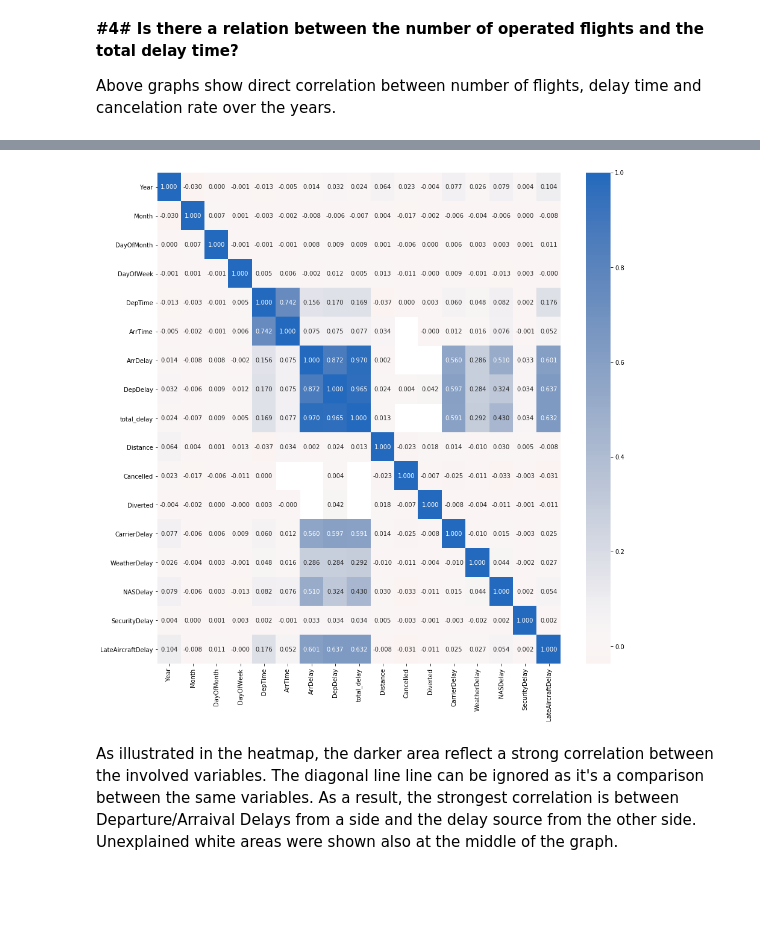
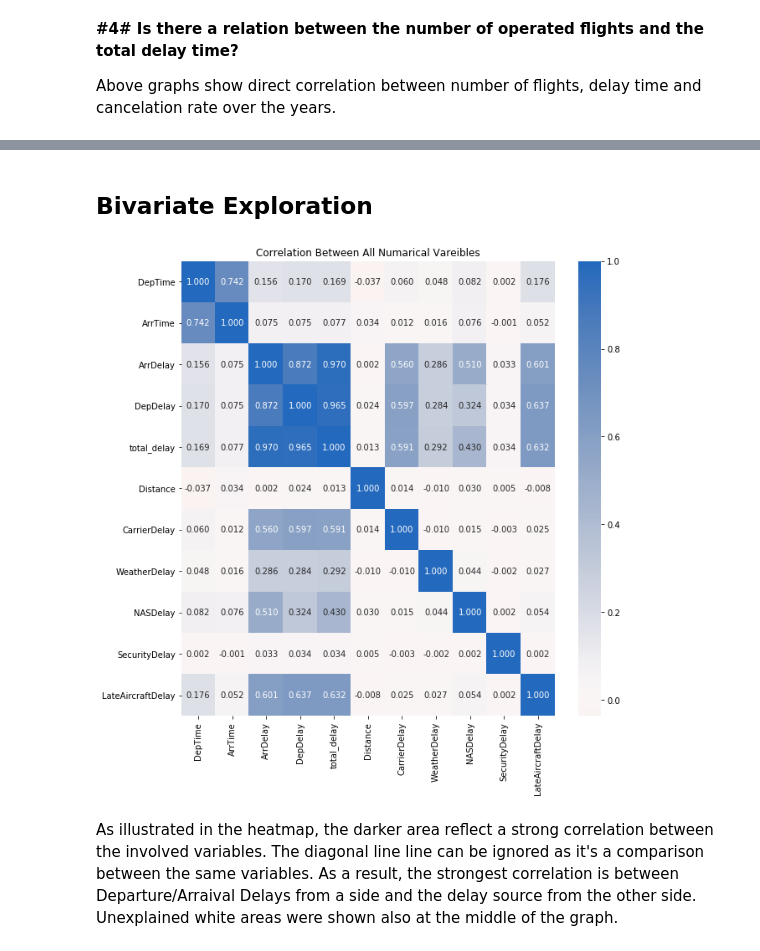
Before and after one commit to 0xRYx0/Udacity-Projects-DAND, a Jupyter notebook: DAND/Project#5 - Data Visualization/explanatory_notebook.ipynb, the cells around one changed output, grey strips where cells are left out. Saved outputs shown, nothing was run; the diff lists cells and outputs as text; code cells hidden in the pictures; blank space fills up the shorter version.

```diff
--- a/DAND/Project#5 - Data Visualization/explanatory_notebook.ipynb
+++ b/DAND/Project#5 - Data Visualization/explanatory_notebook.ipynb
@@ -359,19 +365,23 @@ fashion in the previous section (univariate exploration).
+# %% [markdown]
+## Bivariate Exploration
 # %%
 # Define all numarical values in the dataset:
 
-numeric_vars = ['Year', 'Month', 'DayOfMonth', 'DayOfWeek', 'DepTime', 'ArrTime', 'ArrDelay','DepDelay',
-                'total_delay', 'Distance', 'Cancelled','Diverted', 'CarrierDelay', 'WeatherDelay','NASDelay',
+numeric_vars = ['DepTime', 'ArrTime', 'ArrDelay','DepDelay', 'total_delay', 'Distance', 'CarrierDelay', 'WeatherDelay','NASDelay',
                 'SecurityDelay', 'LateAircraftDelay']
 
 # Define all categorical values in the dataset:
 categoric_vars = ['UniqueCarrier', 'Origin', 'Dest', 'CancellationCode']
 # %%
 # Plot a correlation heatmap between all numarical vareibles:
-plt.figure(figsize = [15, 15])
+plt.figure(figsize = [10, 10])
+plt.title("Correlation Between All Numarical Vareibles")
+plt.xlabel("Main Variables")
+plt.ylabel("Main Variables")
 sb.heatmap(df_flights[numeric_vars].corr(), annot= True, fmt= '.3f', cmap= 'vlag_r', center= 0)
 plt.show()
 # %% [output]
-[figure, old version]
+[figure, new version]
 # %% [markdown]
 As illustrated in the heatmap, the darker area reflect a strong correlation between the involved variables. The diagonal line line can be ignored as it's a comparison between the same variables. As a result, the strongest correlation is between Departure/Arraival Delays from a side and the delay source from the other side. Unexplained white areas were shown also at the middle of the graph.
 # %% [markdown]
```
Also changed, not shown: parts of 20 cells of this notebook, 2 other files.
